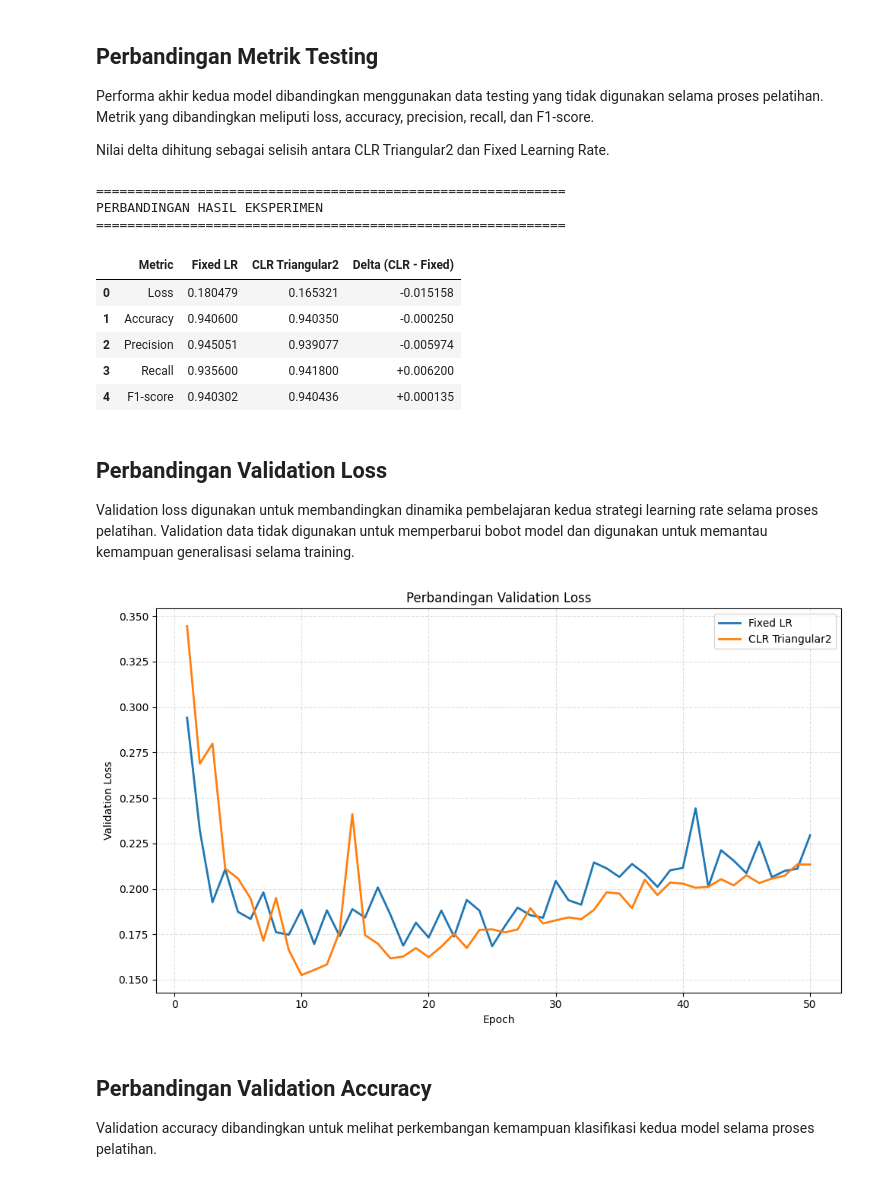
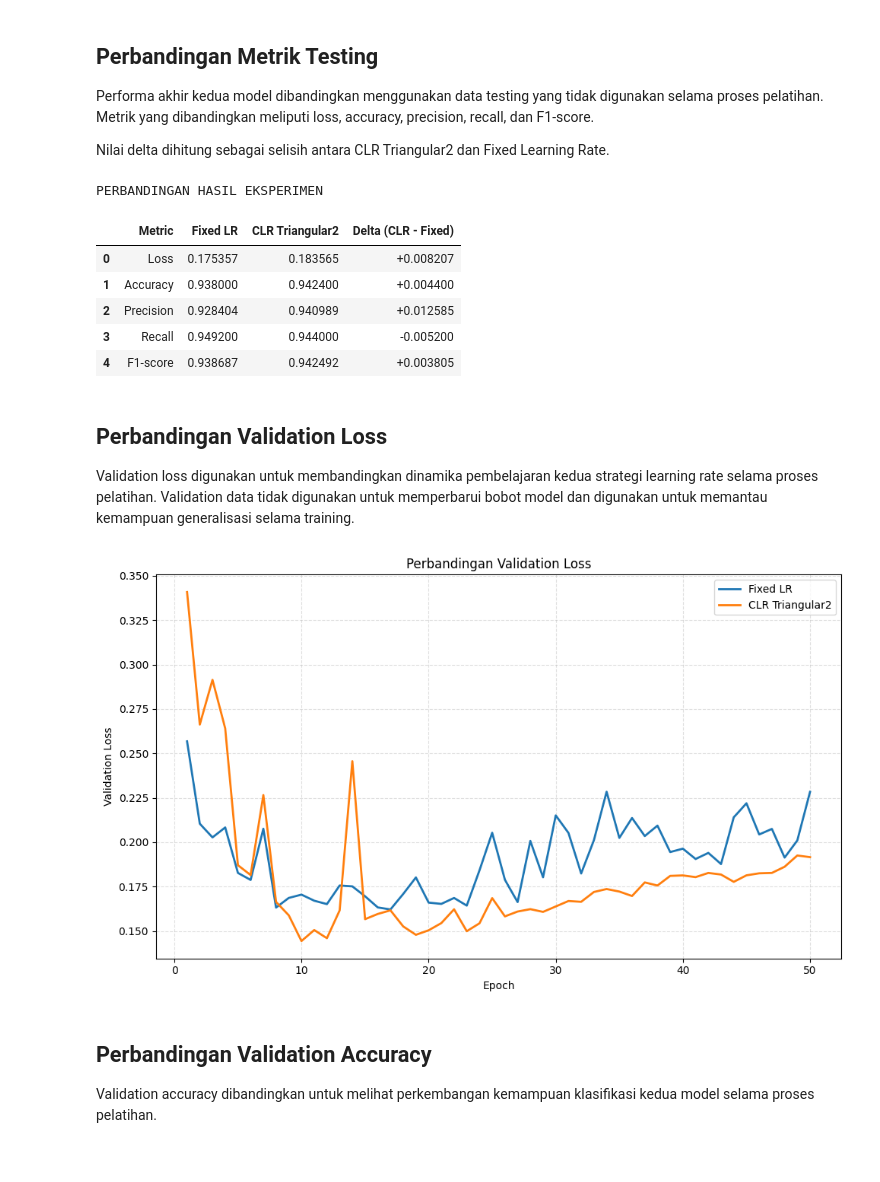
Before and after one commit to Noelsip/final-task, a Jupyter notebook: Tugas_Akhir_CNN.ipynb, the cells around one changed output. Cells and saved outputs as stored; diff of their text form; code cells hidden in the pictures.

```diff
--- a/Tugas_Akhir_CNN.ipynb
+++ b/Tugas_Akhir_CNN.ipynb
@@ -2066,11 +1987,11 @@ if clr_checkpoint_path.exists():
 # Membuat model CNN baru menggunakan arsitektur yang sama
 model_clr = build_model(seed=SEED)
 
-# Menyusun model dengan optimizer Adam yang memakai schedule Triangular2
+# Menyusun model dengan optimizer Adam yang memakai schedule Triangular2, serta metrik accuracy dan BCE murni
 model_clr.compile(
     optimizer=tf.keras.optimizers.Adam(learning_rate=clr_schedule),
     loss=tf.keras.losses.BinaryCrossentropy(),
-    metrics=["accuracy"]
+    metrics=["accuracy", make_bce_metric()]
 )
 
 # Membuat dataset training khusus eksperimen CLR Triangular2
@@ -2085,11 +2006,11 @@ train_ds_clr = make_dataset(
 # Membuat callback untuk mencatat learning rate pada setiap training step
 lr_history_callback = LearningRateHistory(clr_schedule)
 
-# Membuat callback untuk menyimpan model dengan validation loss terbaik
+# Membuat callback untuk menyimpan model dengan validation accuracy tertinggi
 checkpoint_clr = tf.keras.callbacks.ModelCheckpoint(
     filepath=str(clr_checkpoint_path),
-    monitor="val_loss",
-    mode="min",
+    monitor="val_accuracy",
+    mode="max",
     save_best_only=True,
     save_weights_only=True,
     verbose=0
@@ -2795,16 +2530,8 @@ comparison[
     - comparison["Fixed LR"]
 )
 
-# Menampilkan garis pembatas.
-print("=" * 60)
-
 # Menampilkan judul perbandingan.
-print(
-    "PERBANDINGAN HASIL EKSPERIMEN"
-)
-
-# Menampilkan garis pembatas.
-print("=" * 60)
+print("PERBANDINGAN HASIL EKSPERIMEN")
 
 # Menampilkan tabel hasil.
 display(
@@ -2814,23 +2541,14 @@ display(
         "Delta (CLR - Fixed)": "{:+.6f}"
     })
 )
-
-# Menyimpan comparison ke CSV.
-comparison.to_csv(
-    RESULTS_DIR
-    / "comparison_fixed_vs_clr.csv",
-    index=False
-)
 # %% [output]
-============================================================
 PERBANDINGAN HASIL EKSPERIMEN
-============================================================
 |  | Metric | Fixed LR | CLR Triangular2 | Delta (CLR - Fixed) |
-| 0 | Loss | 0.180479 | 0.165321 | -0.015158 |
-| 1 | Accuracy | 0.940600 | 0.940350 | -0.000250 |
-| 2 | Precision | 0.945051 | 0.939077 | -0.005974 |
-| 3 | Recall | 0.935600 | 0.941800 | +0.006200 |
-| 4 | F1-score | 0.940302 | 0.940436 | +0.000135 |
+| 0 | Loss | 0.175357 | 0.183565 | +0.008207 |
+| 1 | Accuracy | 0.938000 | 0.942400 | +0.004400 |
+| 2 | Precision | 0.928404 | 0.940989 | +0.012585 |
+| 3 | Recall | 0.949200 | 0.944000 | -0.005200 |
+| 4 | F1-score | 0.938687 | 0.942492 | +0.003805 |
 # %% [markdown]
 ## Perbandingan Validation Loss
 
@@ -2848,51 +2566,45 @@ plt.figure(figsize=(10, 6))
 # Menggambar validation loss Fixed LR.
 plt.plot(
     epochs_common,
-    history_fixed.history["val_loss"],
+    history_fixed.history["val_bce"],
     label="Fixed LR",
     linewidth=2
 )
 
 # Menggambar validation loss CLR.
 plt.plot(
     epochs_common,
-    history_clr.history["val_loss"],
+    history_clr.history["val_bce"],
     label="CLR Triangular2",
     linewidth=2
 )
 
 # Memberikan label sumbu X.
-plt.xlabel(
-    "Epoch"
-)
+plt.xlabel("Epoch")
 
 # Memberikan label sumbu Y.
-plt.ylabel(
-    "Validation Loss"
-)
+plt.ylabel("Validation Loss")
 
 # Memberikan judul grafik.
-plt.title(
-    "Perbandingan Validation Loss"
-)
+plt.title("Perbandingan Validation Loss")
 
 # Menampilkan legenda.
 plt.legend()
 
 # Menampilkan grid.
 plt.grid(
     True,
     linestyle="--",
     alpha=0.4
 )
 
 # Merapikan layout.
 plt.tight_layout()
 
 # Menampilkan grafik.
 plt.show()
 # %% [output]
-[figure, old version]
+[figure, new version]
 # %% [markdown]
 ## Perbandingan Validation Accuracy
 
```
Also changed, not shown: parts of 30 cells of this notebook.
